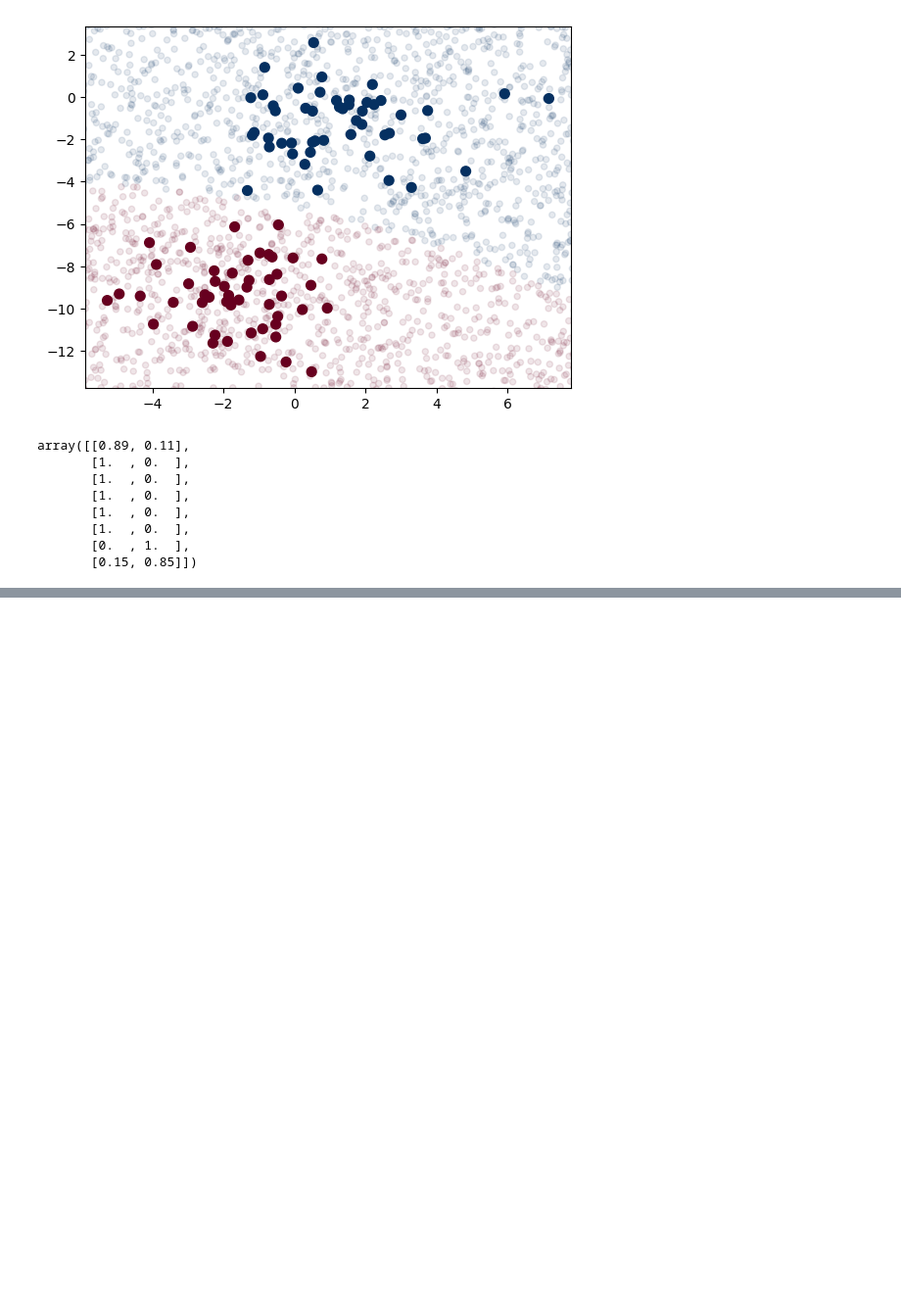
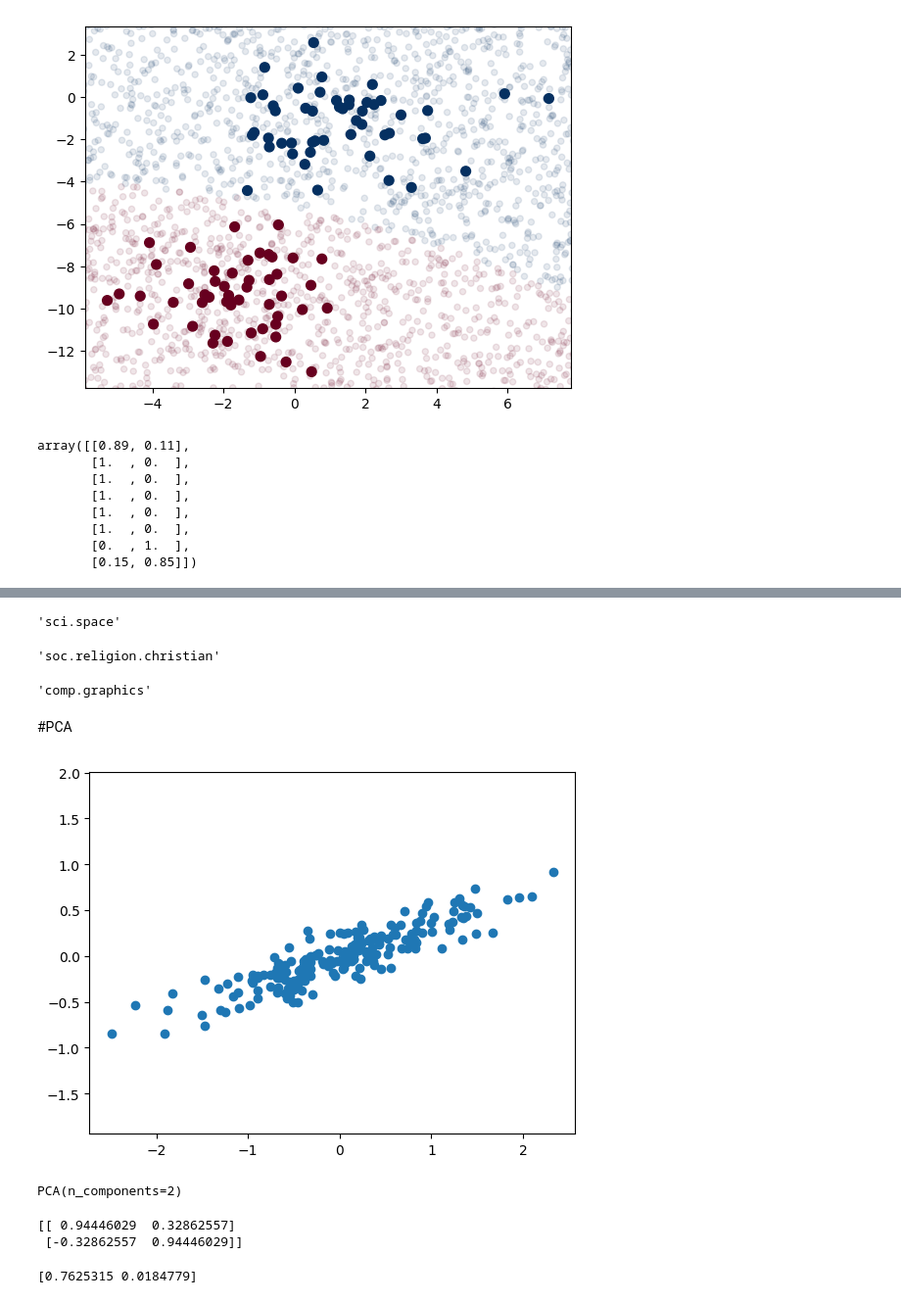
Before and after one commit to afif-af/python_data_analysis, a Jupyter notebook: PythonDataSciecnceHandbook.ipynb, the cells around one changed output, grey strips where cells are left out. Shown: that part at 98% size. Cells and saved outputs as stored; diff of their text form; code cells hidden in the pictures; blank space fills up the shorter version.

```diff
--- a/PythonDataSciecnceHandbook.ipynb
+++ b/PythonDataSciecnceHandbook.ipynb
@@ -43,0 +119,14 @@ array([[0.89, 0.11],
+# %%
+predict_category('sending a payload to the ISS')
+# %% [output]
+'sci.space'
+# %%
+predict_category('discussing islam vs atheism')
+# %% [output]
+'soc.religion.christian'
+# %%
+predict_category('determing the screen resolution')
+# %% [output]
+'comp.graphics'
+# %% [markdown]
+#PCA
@@ -43,0 +137,22 @@ array([[0.89, 0.11],
+# %%
+rng=np.random.RandomState(1)
+X=np.dot(rng.rand(2,2), rng.randn(2,200)).T
+plt.scatter(X[:,0],X[:,1])
+plt.axis('equal');
+# %% [output]
+[figure, added]
+# %%
+from sklearn.decomposition import PCA
+pca=PCA(n_components=2)
+pca.fit(X)
+# %% [output]
+PCA(n_components=2)
+# %%
+print(pca.components_)
+# %% [output]
+[[ 0.94446029  0.32862557]
+ [-0.32862557  0.94446029]]
+# %%
+print(pca.explained_variance_)
+# %% [output]
+[0.7625315 0.0184779]
```
Also changed, not shown: parts of 23 cells of this notebook.
